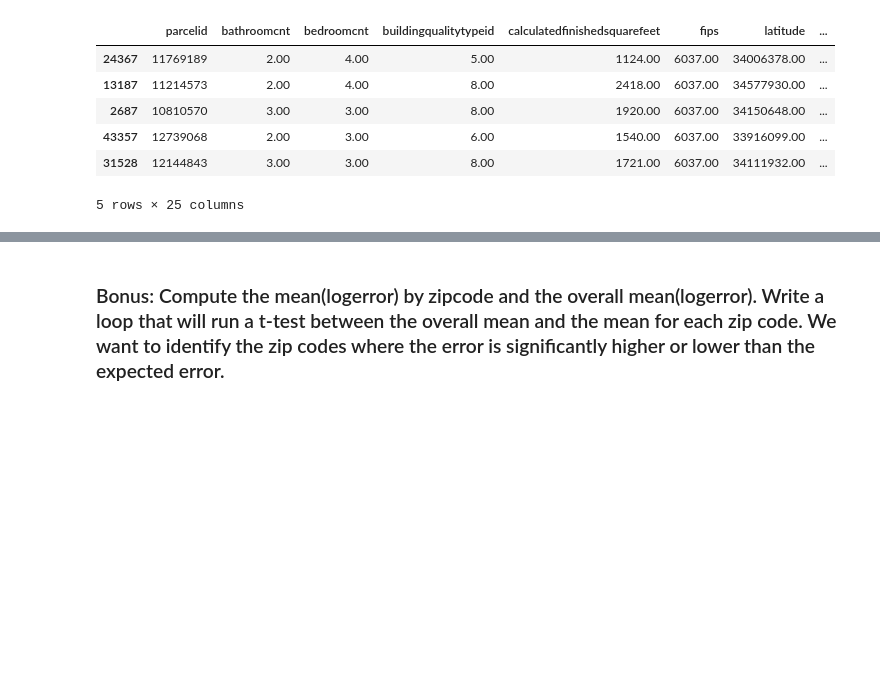
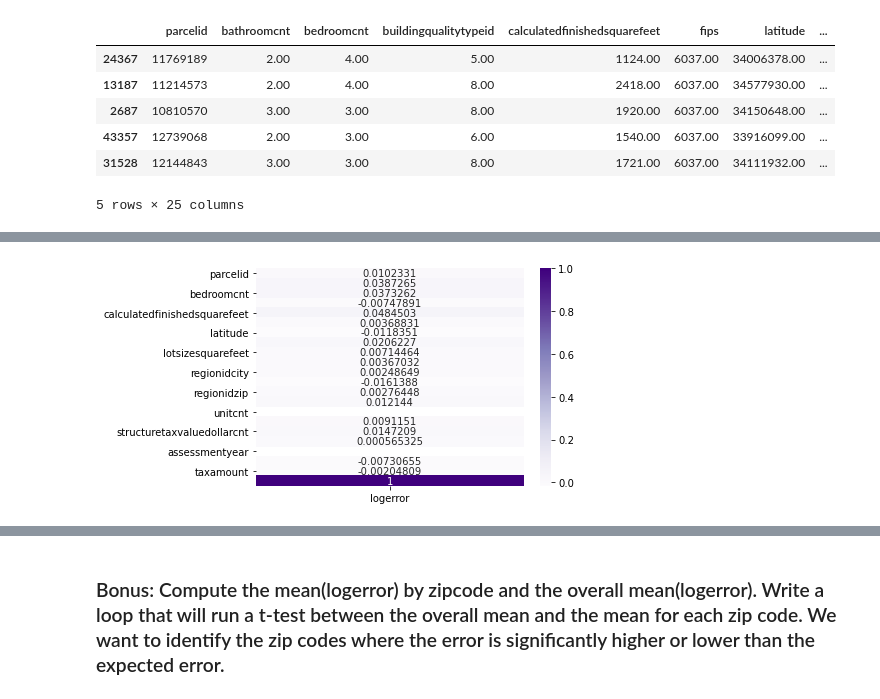
Before and after one commit to aliciag92/clustering-exercises, a Jupyter notebook: explore_zillow.ipynb, the cells around one changed output, grey strips where cells are left out. Drawn from its saved outputs; the diff is of its cells as text; code cells hidden in the pictures; blank space fills up the shorter version.

```diff
--- a/explore_zillow.ipynb
+++ b/explore_zillow.ipynb
@@ -147,0 +192,11 @@ def Min_Max_Scaler(X_train, X_validate, X_test):
+# %%
+corrMatrix = train.corr()
+
+htmp = pd.DataFrame(corrMatrix['logerror'],
+              index=corrMatrix.index)
+
+sns.heatmap(htmp, annot=True, fmt="g", cmap='Purples')
+
+plt.show()
+# %% [output]
+[figure, added]
```
Also changed, not shown: parts of 36 cells of this notebook.
